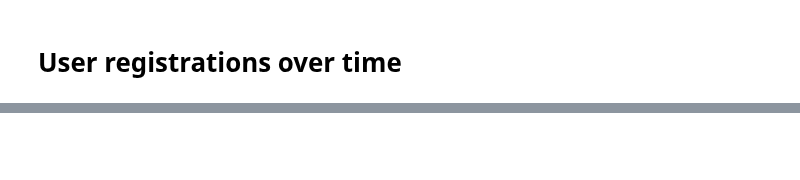
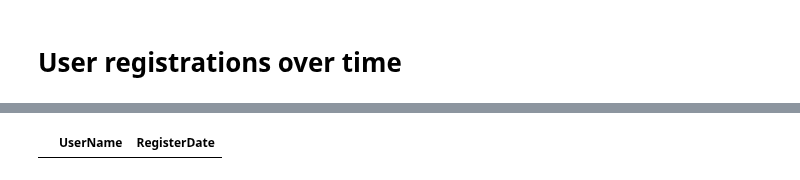
Before and after one commit to ravaghi/kaggle-notebooks, a Jupyter notebook: norwegian-kaggle-users.ipynb, the cells around one changed output, grey strips where cells are left out. Saved outputs shown, nothing was run; the diff lists cells and outputs as text; code cells hidden in the pictures; blank space fills up the shorter version.

```diff
--- a/norwegian-kaggle-users.ipynb
+++ b/norwegian-kaggle-users.ipynb
@@ -503,0 +481,4 @@ plt.show()
+# %%
+current_week_registrations.sort_values(by='RegisterDate', ascending=False)
+# %% [output]
+|  | UserName | RegisterDate |
```
Also changed, not shown: parts of 13 cells of this notebook.
